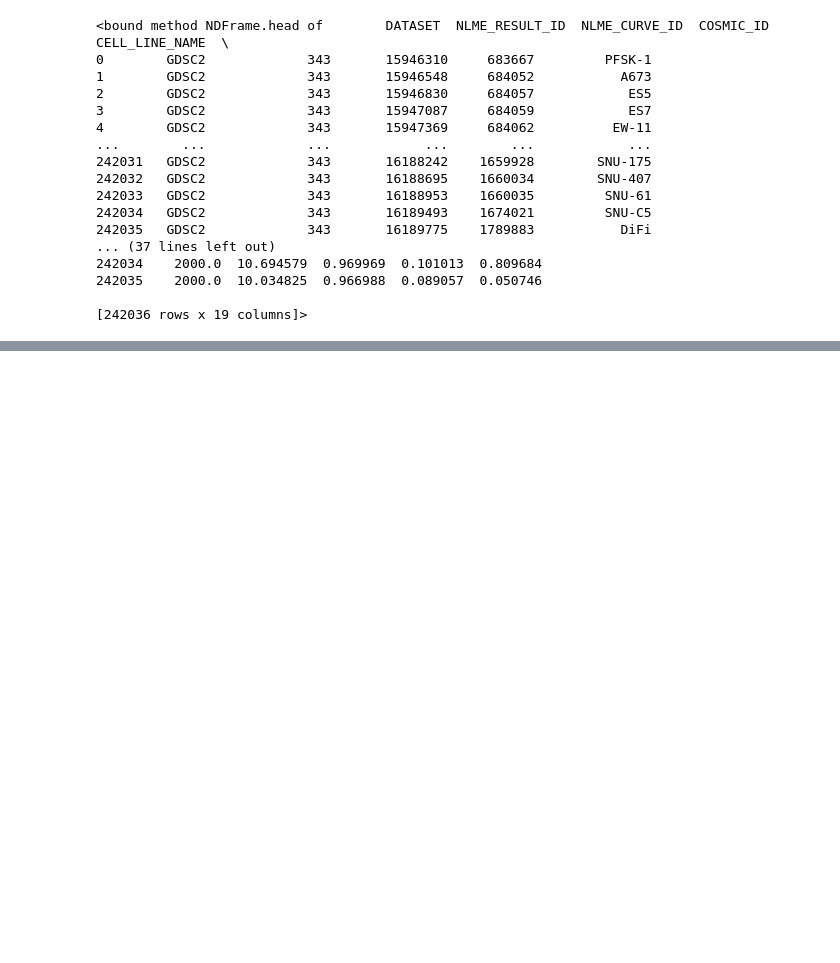
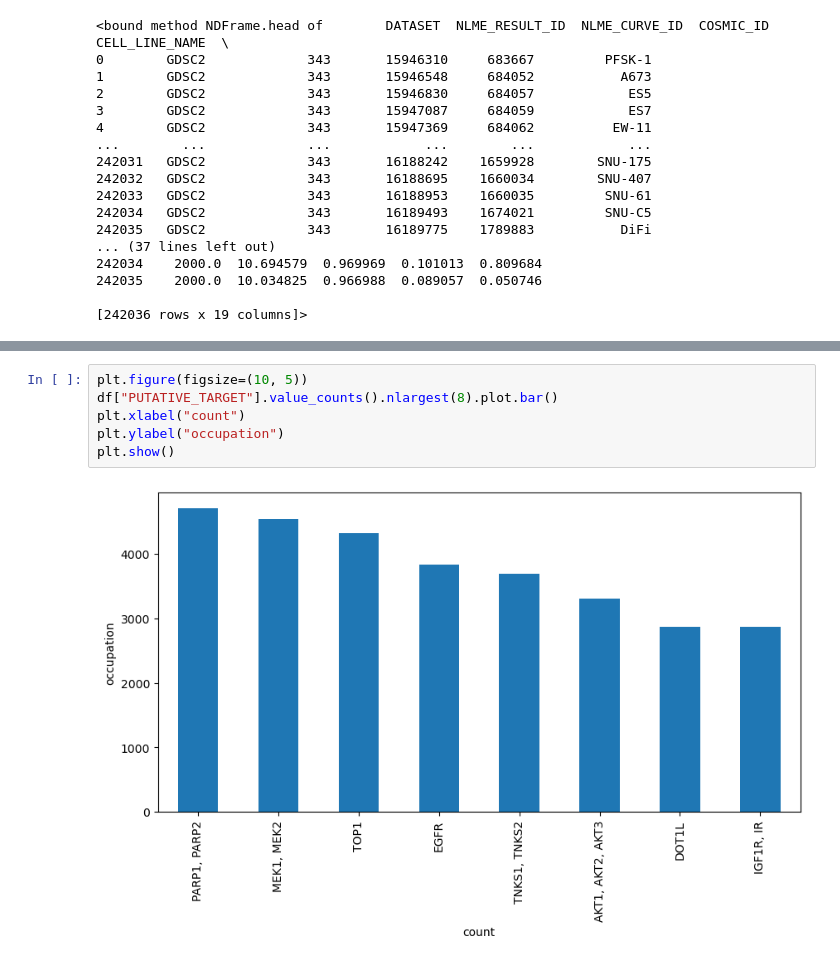
Before and after one commit to meiyi-song/data1030-final, a Jupyter notebook: preprocess.ipynb, the cells around one changed output, grey strips where cells are left out. Drawn from its saved outputs; the diff is of its cells as text; blank space fills up the shorter version.

```diff
--- a/preprocess.ipynb
+++ b/preprocess.ipynb
@@ -53,0 +160,8 @@ df.describe()
+# %%
+plt.figure(figsize=(10, 5))
+df["PUTATIVE_TARGET"].value_counts().nlargest(8).plot.bar()
+plt.xlabel("count")
+plt.ylabel("occupation")
+plt.show()
+# %% [output]
+[figure, added]
```
Also changed, not shown: parts of 13 cells of this notebook.
